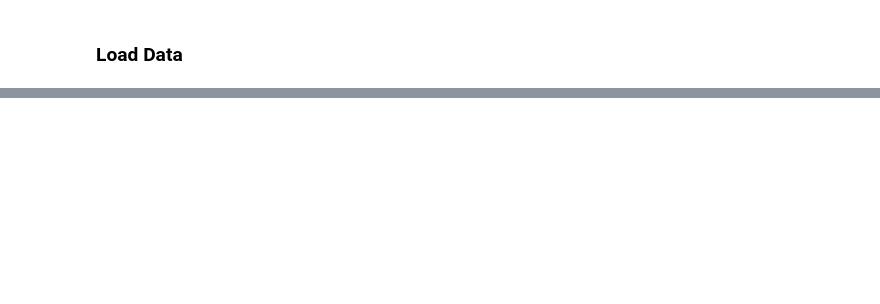
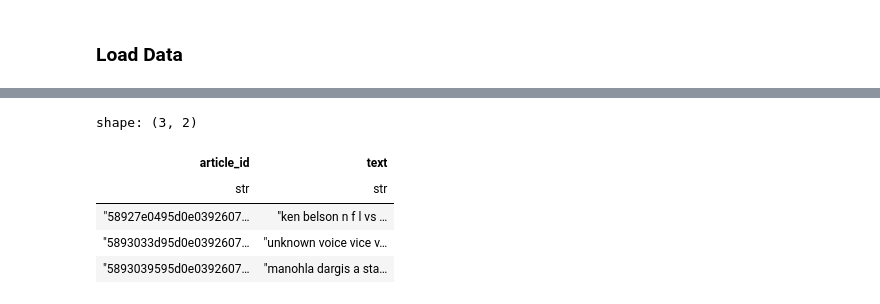
Before and after one commit to chineidu/NYC-Comments, a Jupyter notebook: Notebooks/03b-topic-modelling.ipynb, the cells around one changed output, grey strips where cells are left out. Drawn from its saved outputs; the diff is of its cells as text; code cells hidden in the pictures; blank space fills up the shorter version.

```diff
--- a/Notebooks/03b-topic-modelling.ipynb
+++ b/Notebooks/03b-topic-modelling.ipynb
@@ -624,0 +137,12 @@ df.write_csv("../data/test.csv")
+# %%
+data_df: pl.DataFrame = articles_df.select(["articleID", "metadata_2"]).rename(
+    {"articleID": "article_id", "metadata_2": "text"}
+)
+data_df.head(3)
+# %% [output]
+shape: (3, 2)
+| article_id | text |
+| str | str |
+| "58927e0495d0e0392607… | "ken belson n f l vs … |
+| "5893033d95d0e0392607… | "unknown voice vice v… |
+| "5893039595d0e0392607… | "manohla dargis a sta… |
```
Also changed, not shown: parts of 61 cells of this notebook, 5 other files.
